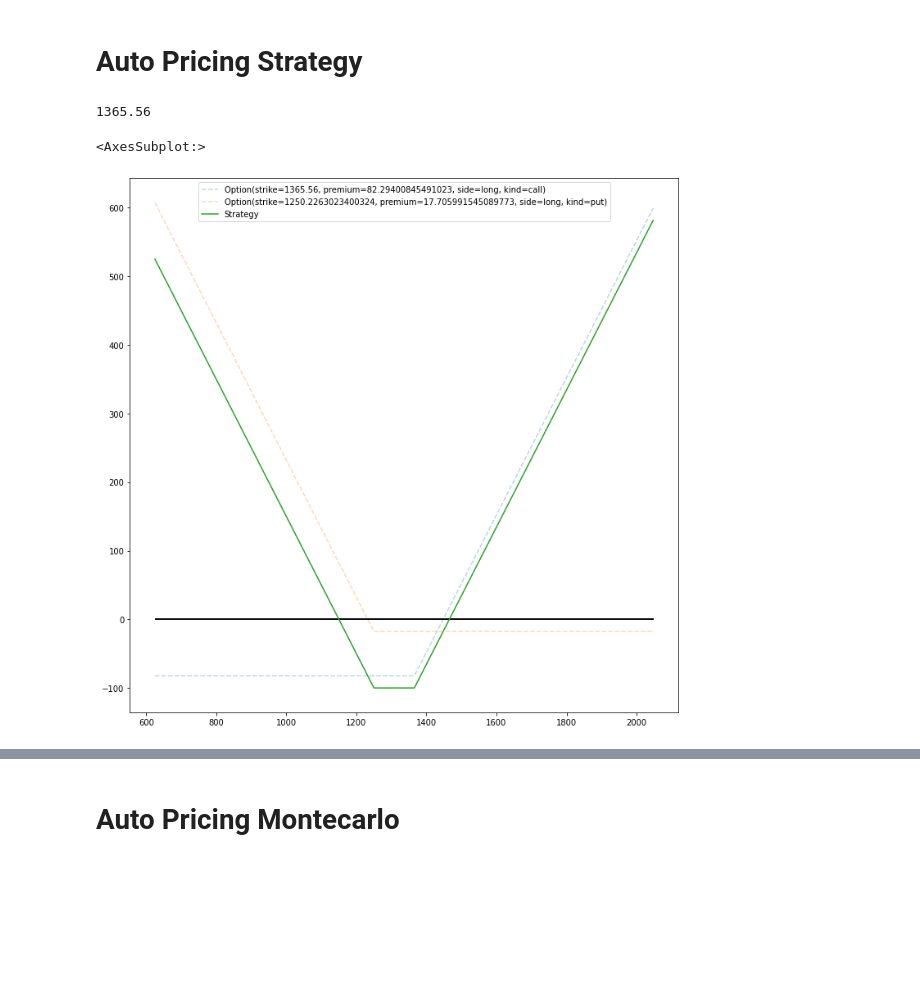
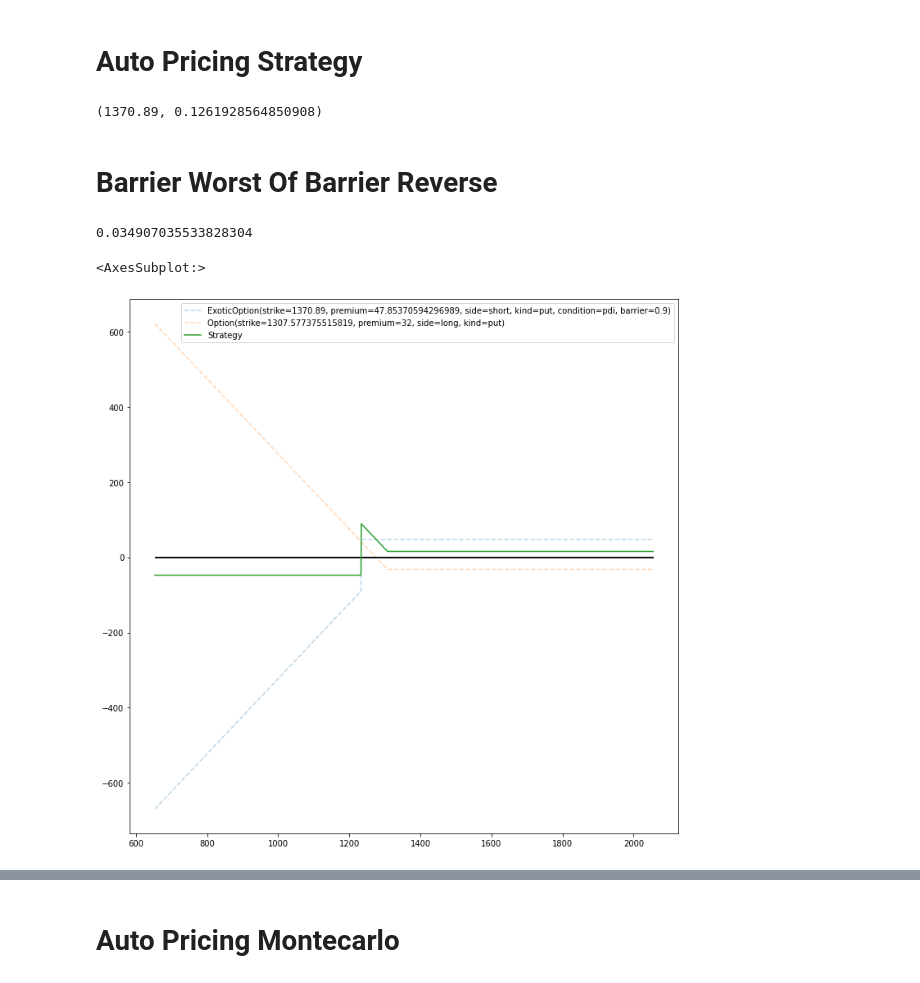
Before and after one commit to andyherfer/finance, a Jupyter notebook: options/demo.ipynb, the cells around one changed output, grey strips where cells are left out. Drawn from its saved outputs; the diff is of its cells as text; code cells hidden in the pictures; blank space fills up the shorter version.

```diff
--- a/options/demo.ipynb
+++ b/options/demo.ipynb
@@ -77,15 +78,20 @@ mc.display()
 # %%
 from options_strategy import BSOptionsStrategy
 # %%
-strategy = BSOptionsStrategy("IDBTVER")
-strategy.b_and_s.last_price
+strategy = BSOptionsStrategy("IDBTVER", days=365*2)
+strategy.b_and_s.last_price, strategy.b_and_s.volatility
 # %% [output]
-1365.56
+(1370.89, 0.1261928564850908)
+# %% [markdown]
+# Barrier Worst Of Barrier Reverse
 # %%
 strategy.clear()
-strategy.add(kind="call", side="long")
-strategy.add(premium=(100 - strategy.premium), kind="put", side="long")
+(strategy.add(side="short", kind="put", condition="down and in", barrier=90/100)
+        .add(premium=32, side="long", kind="put")
+)
+
 strategy.plot()
 # %% [output]
-<AxesSubplot:>
+0.034907035533828304
+<AxesSubplot:>
-[figure, old version]
+[figure, new version]
```
Also changed, not shown: parts of 23 cells of this notebook, 4 other files.
